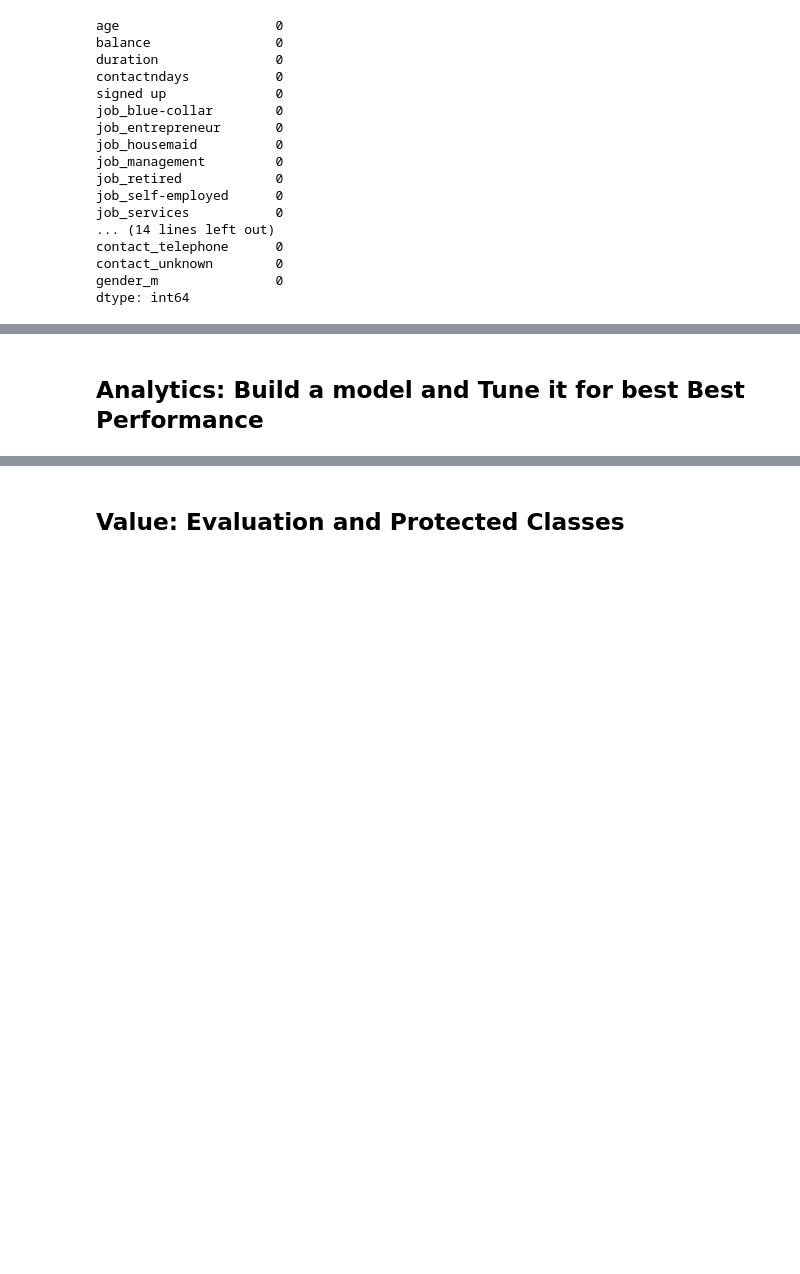
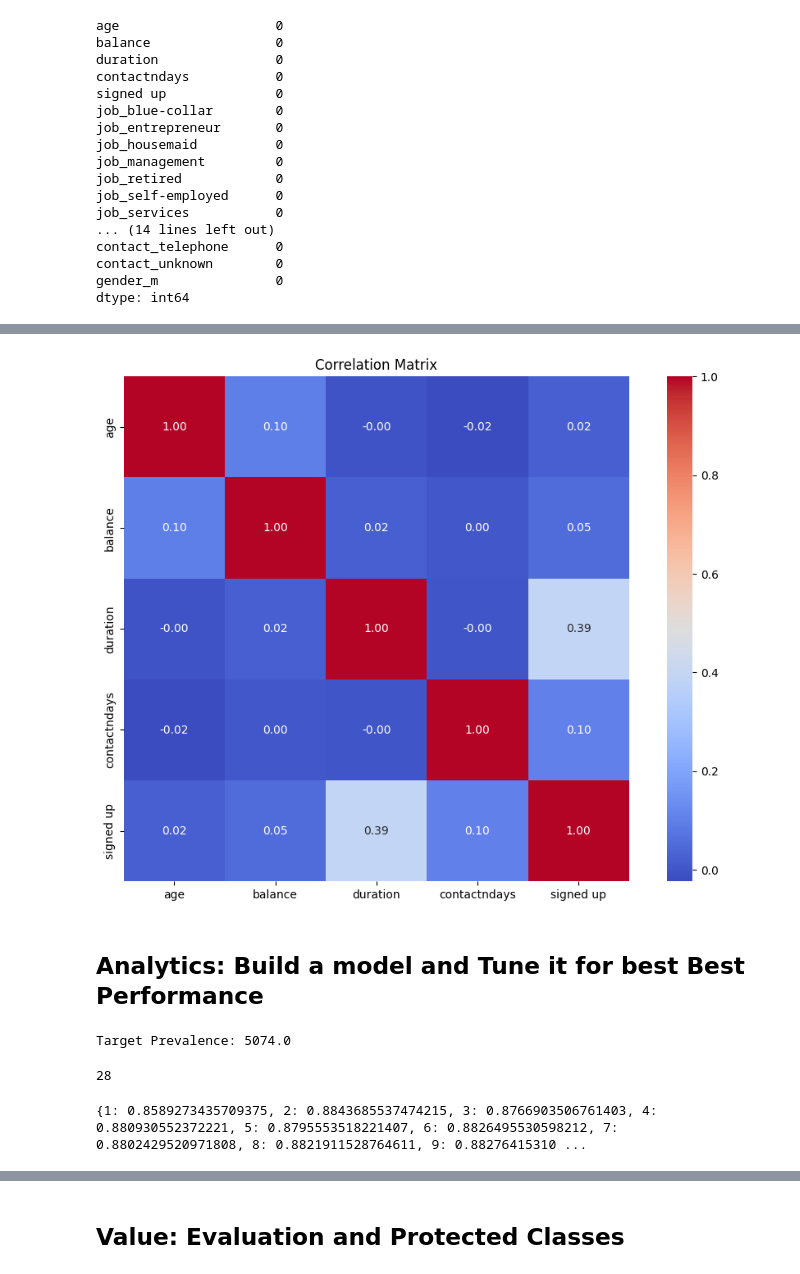
Before and after one commit to sirinarne/ds1001_final, a Jupyter notebook: ds1001_final/notebooks/Final_Project_Notebook.ipynb, the cells around one changed output, grey strips where cells are left out. Drawn from its saved outputs; the diff is of its cells as text; code cells hidden in the pictures; blank space fills up the shorter version.

```diff
--- a/ds1001_final/notebooks/Final_Project_Notebook.ipynb
+++ b/ds1001_final/notebooks/Final_Project_Notebook.ipynb
@@ -201,22 +209,29 @@ plt.show()
 # %%
 #Correlation matrix, make sure to only include numeric variables
-num_values = "xx".select_dtypes(include=['number'])
+num_values = data.select_dtypes(include=['number'])
 correlation_matrix = num_values.corr()
 plt.figure(figsize=(12, 8))
 sns.heatmap(correlation_matrix, annot=True, fmt='.2f', cmap='coolwarm', square=True)
 plt.title('Correlation Matrix')
 plt.show()
+# %% [output]
+[figure, added]
 # %% [markdown]
 ## Analytics: Build a model and Tune it for best Best Performance
 # %%
 # What is the ‘target’ of a model and what is the prevalence of the target in your dataset? Remember prevalence
 # is the proportion of records that take on the value of interest for the target variable, usually the positive class.
-target_prevalence = "xx"['TargetVariable'].sum()  # Replace 'TargetVariable' with your target column name
+target_prevalence = data['signed up'].sum()  # Replace 'TargetVariable' with your target column name
 print(f'Target Prevalence: {target_prevalence}')
+# %% [output]
+Target Prevalence: 5074.0
 # %%
 # Divide the dataset into features and target
-target = "xx"['TargetVariable']  # Replace 'TargetVariable' with your actual target column name and "xx" with your dataframe name
-features = "xx".drop(columns=['TargetVariable']) # Drop the target column from features
+target = data['signed up']  # Replace 'TargetVariable' with your actual target column name and "xx" with your dataframe name
+features = data.drop(columns=['signed up']) # Drop the target column from features
+print(features.shape[1])
+# %% [output]
+28
 # %%
 X_train, X_test, y_train, y_test = train_test_split(features, target, test_size=0.2, random_state=42)
 # %%
@@ -225,11 +240,17 @@ X_train, X_test, y_train, y_test = train_test_split(features, target, test_size=
 accuracy_results = {}
 
 # Replace x with your desired range values, explain what is happening in this loop
-for k in range(x, x):
+for k in range(1, 11):
     knn_model = KNeighborsClassifier(n_neighbors=k)
     knn_model.fit(X_train, y_train)
     accuracy = knn_model.score(X_test, y_test)
     accuracy_results[k] = accuracy
+
+
+
+print(accuracy_results)
+# %% [output]
+{1: 0.8589273435709375, 2: 0.8843685537474215, 3: 0.8766903506761403, 4: 0.880930552372221, 5: 0.8795553518221407, 6: 0.8826495530598212, 7: 0.8802429520971808, 8: 0.8821911528764611, 9: 0.88276415310 ...
 # %%
 #graph of accuracy vs k values
 plt.figure(figsize=(10, 6))
```
Also changed, not shown: parts of 7 cells of this notebook.
